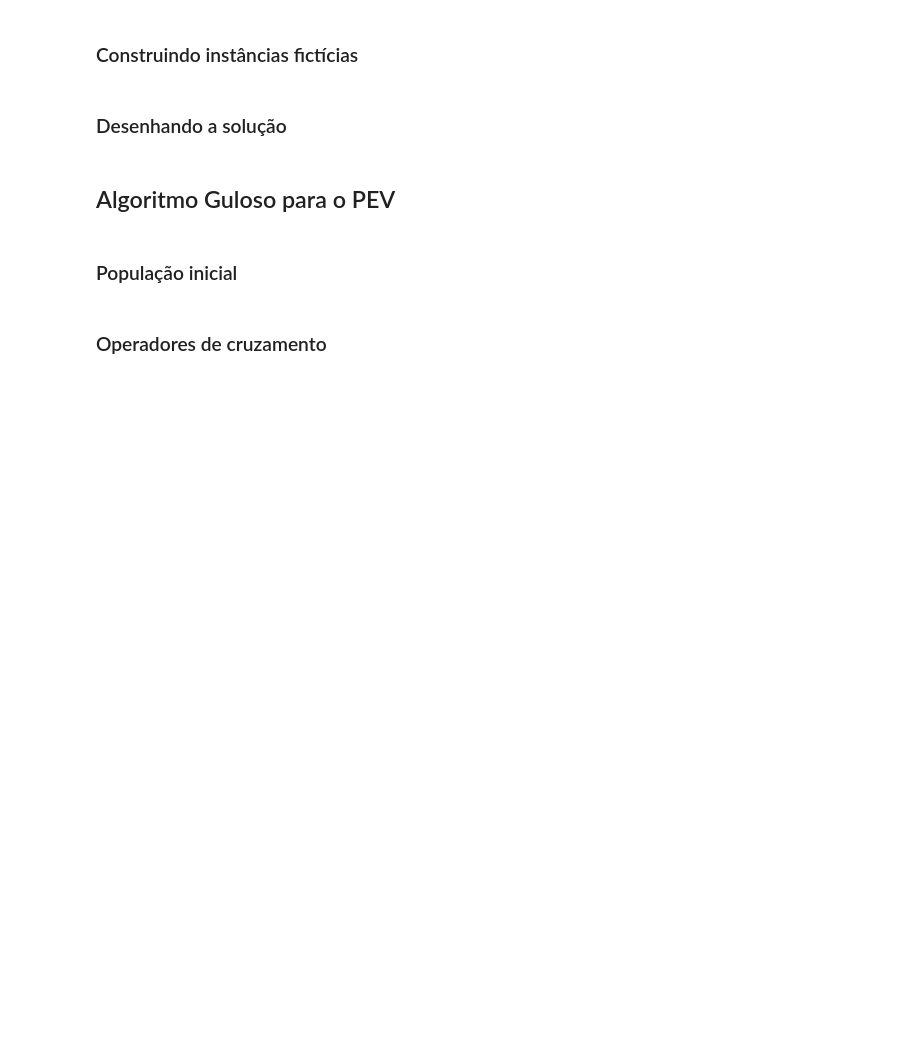
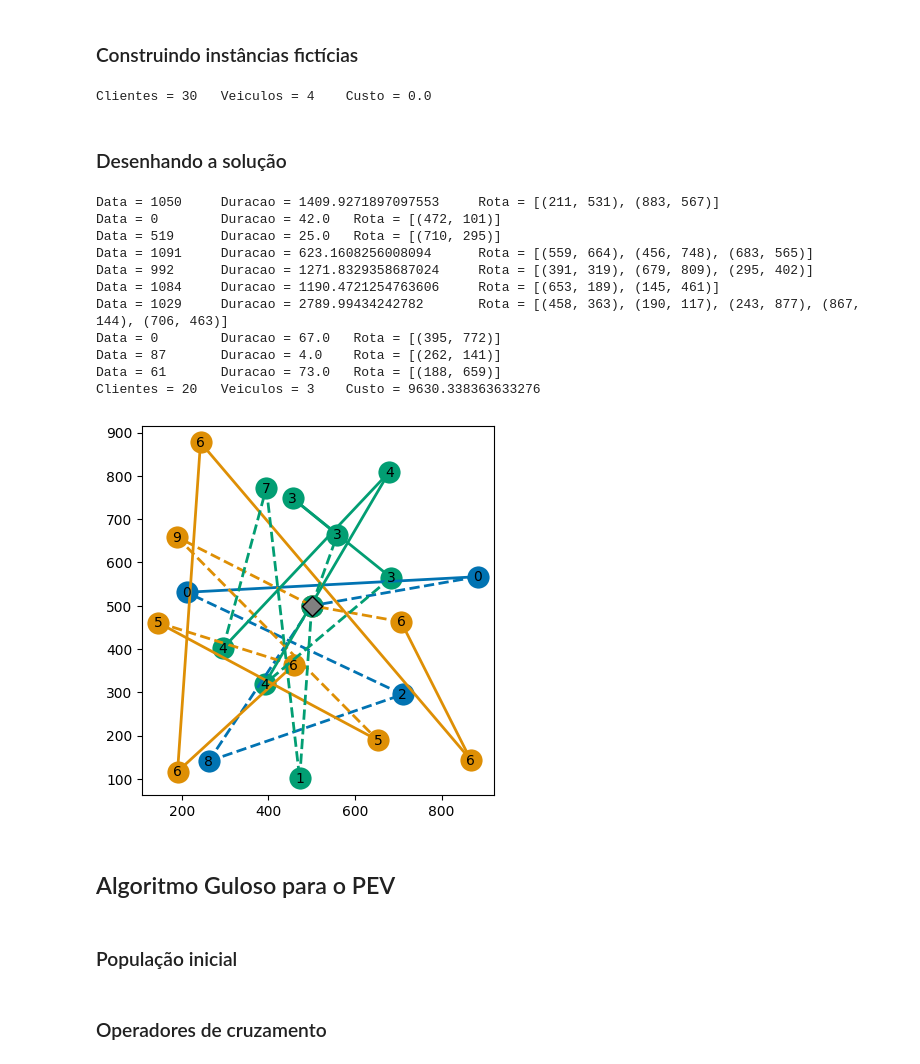
Before and after one commit to cdiegor/Metaheuristicas, a Jupyter notebook: PEV.ipynb, the cells around one changed output. Saved outputs shown, nothing was run; the diff lists cells and outputs as text; code cells hidden in the pictures; blank space fills up the shorter version.

```diff
--- a/PEV.ipynb
+++ b/PEV.ipynb
@@ -23,0 +32,2 @@ Por simplicidade, vamos reproduzir o que foi realizado no problema do caixeiro v
+# %%
+distancia = math.dist
@@ -26,2 +121,6 @@ Por simplicidade, vamos reproduzir o que foi realizado no problema do caixeiro v
+# %%
+gerar_pev(30, 4, 40)
+# %% [output]
+Clientes = 30   Veiculos = 4    Custo = 0.0
 # %% [markdown]
 ### Desenhando a solução
@@ -28,3 +156,47 @@ Por simplicidade, vamos reproduzir o que foi realizado no problema do caixeiro v
+# %%
+import seaborn as sns;
+def plot_pev(pev):
+
+  print(pev)
+
+  palette = itertools.cycle(sns.color_palette("colorblind", pev.R))
+  for rota in pev.rotas:
+    plot_rota(pev.clientes[0], rota, next(palette))
+
+  plt.plot(pev.clientes[0][0], pev.clientes[0][1],
+           marker="D", markersize=10, markeredgecolor="black", markerfacecolor="grey")
+  plt.axis("scaled")
+
+  plt.show()
+# %%
+nc = 20
+nv = 3
+nt = 10
+
+pev = gerar_pev(nc, nv, nt)
+
+for x in pev.tarefas:
+  print(x)
+
+taf = copy.deepcopy(pev.tarefas)
+random.shuffle(taf)
+for i in range(nv):
+  pev.rotas[i] = taf[i*nt//nv:(i+1)*nt//nv]
+
+plot_pev(pev)
+# %% [output]
+Data = 1050     Duracao = 1409.9271897097553     Rota = [(211, 531), (883, 567)]
+Data = 0        Duracao = 42.0   Rota = [(472, 101)]
+Data = 519      Duracao = 25.0   Rota = [(710, 295)]
+Data = 1091     Duracao = 623.1608256008094      Rota = [(559, 664), (456, 748), (683, 565)]
+Data = 992      Duracao = 1271.8329358687024     Rota = [(391, 319), (679, 809), (295, 402)]
+Data = 1084     Duracao = 1190.4721254763606     Rota = [(653, 189), (145, 461)]
+Data = 1029     Duracao = 2789.99434242782       Rota = [(458, 363), (190, 117), (243, 877), (867, 144), (706, 463)]
+Data = 0        Duracao = 67.0   Rota = [(395, 772)]
+Data = 87       Duracao = 4.0    Rota = [(262, 141)]
+Data = 61       Duracao = 73.0   Rota = [(188, 659)]
+Clientes = 20   Veiculos = 3    Custo = 9630.338363633276
+[figure, added]
 # %% [markdown]
 ## Algoritmo Guloso para o PEV
 # %% [markdown]
```
Also changed, not shown: parts of 6 cells of this notebook.
